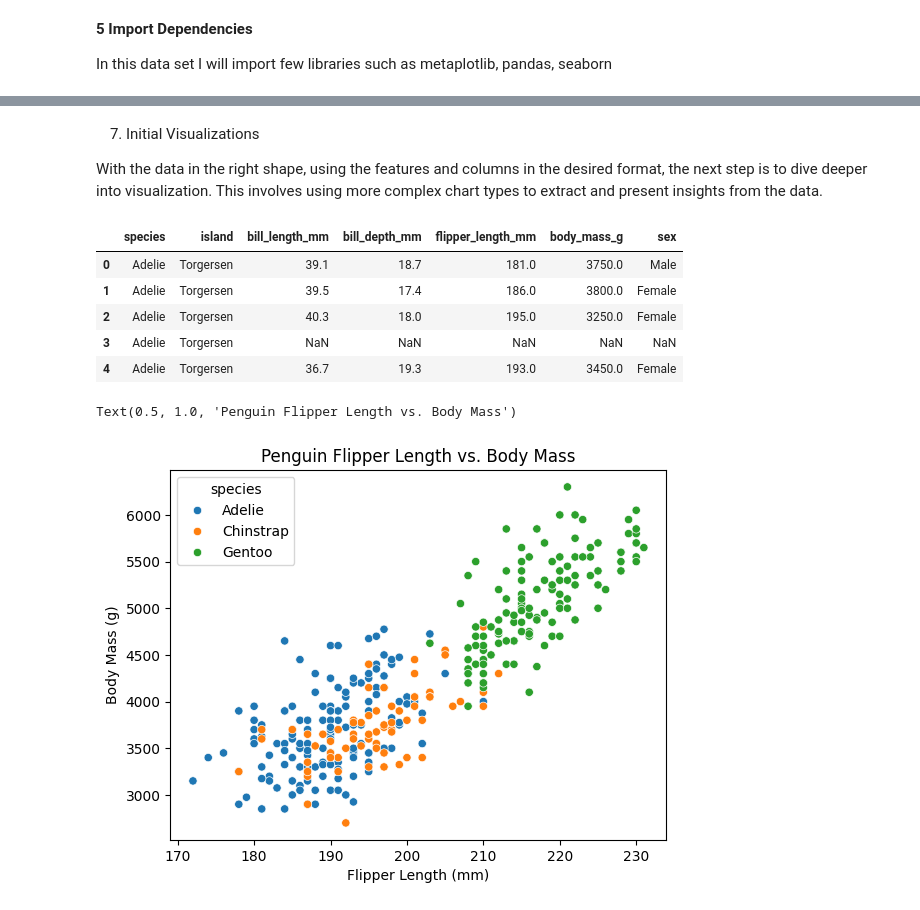
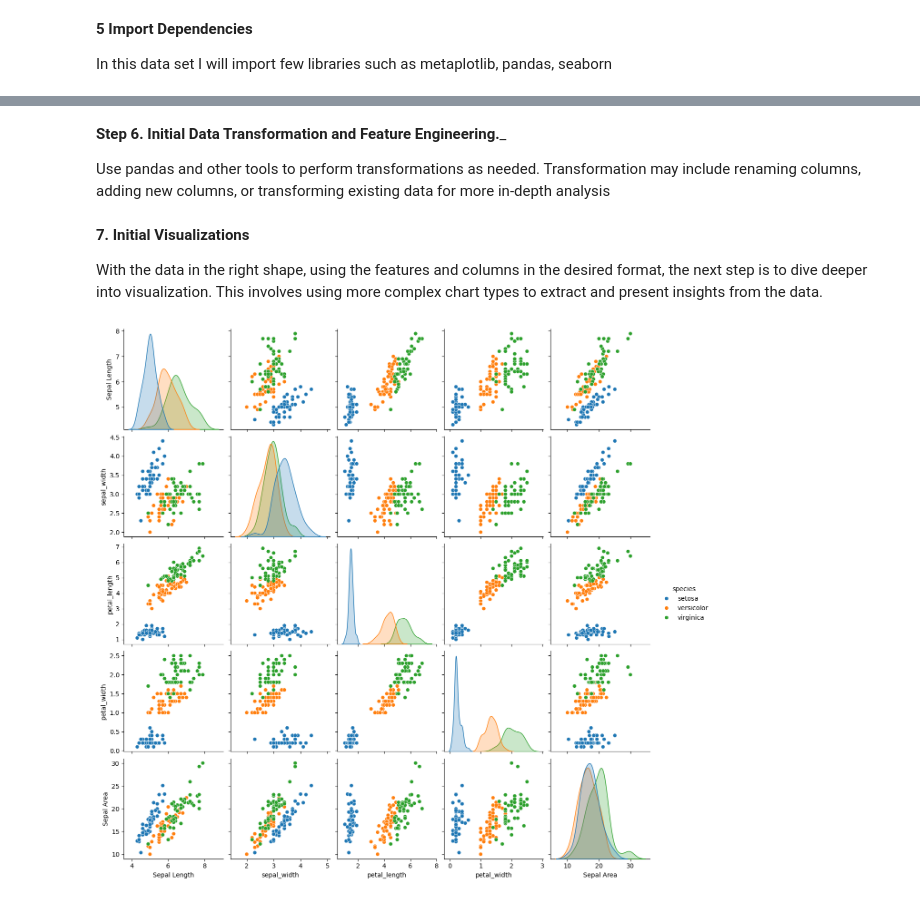
Before and after one commit to Priyankanaskar/Datafun-04-jupyter, a Jupyter notebook: Priyanka_eda.ipynb, the cells around one changed output, grey strips where cells are left out. Saved outputs shown, nothing was run; the diff lists cells and outputs as text; code cells hidden in the pictures.

```diff
--- a/Priyanka_eda.ipynb
+++ b/Priyanka_eda.ipynb
@@ -116,41 +154,19 @@ Data rarely comes in the format needed for optimal analysis. This phase of data
+# %% [markdown]
+__Step 6. Initial Data Transformation and Feature Engineering.___
+
+Use pandas and other tools to perform transformations as needed. Transformation may include renaming columns, adding new columns, or transforming existing data for more in-depth analysis
 # %%
 # Renaming a column
-df.rename(columns={'species': 'Penguin Species'}, inplace=True)
+df.rename(columns={'sepal_length': 'Sepal Length'}, inplace=True)
 
 # Adding a new column
-df['body_mass_lbs'] = df['body_mass_g'] * 0.00220462
+df['Sepal Area'] = df['Sepal Length'] * df['sepal_width']
 # %% [markdown]
-7. Initial Visualizations
+__7. Initial Visualizations__
 
 With the data in the right shape, using the features and columns in the desired format, the next step is to dive deeper into visualization. This involves using more complex chart types to extract and present insights from the data.
-# %%
-# This cell is Python
-import seaborn as sns
-
-# Load the penguins dataset from Seaborn
-penguins = sns.load_dataset("penguins")
-
-# Show a few lines from the start of the dataset
-penguins.head()
-# %% [output]
-|  | species | island | bill_length_mm | bill_depth_mm | flipper_length_mm | body_mass_g | sex |
-| 0 | Adelie | Torgersen | 39.1 | 18.7 | 181.0 | 3750.0 | Male |
-| 1 | Adelie | Torgersen | 39.5 | 17.4 | 186.0 | 3800.0 | Female |
-| 2 | Adelie | Torgersen | 40.3 | 18.0 | 195.0 | 3250.0 | Female |
-| 3 | Adelie | Torgersen | NaN | NaN | NaN | NaN | NaN |
-| 4 | Adelie | Torgersen | 36.7 | 19.3 | 193.0 | 3450.0 | Female |
-# %%
-# Create a scatter plot of penguin flipper length vs. body mass
-plt = sns.scatterplot(data=penguins, x="flipper_length_mm", y="body_mass_g", hue="species")
-
-# Set axis labels and chart title
-plt.set_xlabel("Flipper Length (mm)")
-plt.set_ylabel("Body Mass (g)")
-plt.set_title("Penguin Flipper Length vs. Body Mass")
-
-# Run this cell by clicking the play button (Execute cell and below) in the cell toolbar
-# Or by pressing Shift+Enter
-# or by clicking Run All in the Menu above
-# %% [output]
-Text(0.5, 1.0, 'Penguin Flipper Length vs. Body Mass')
-[figure, removed]
+# %%
+sns.pairplot(df, hue='species')
+plt.show()
+# %% [output]
+[figure, added]
```
Also changed, not shown: parts of 15 cells of this notebook, 1 other file.
